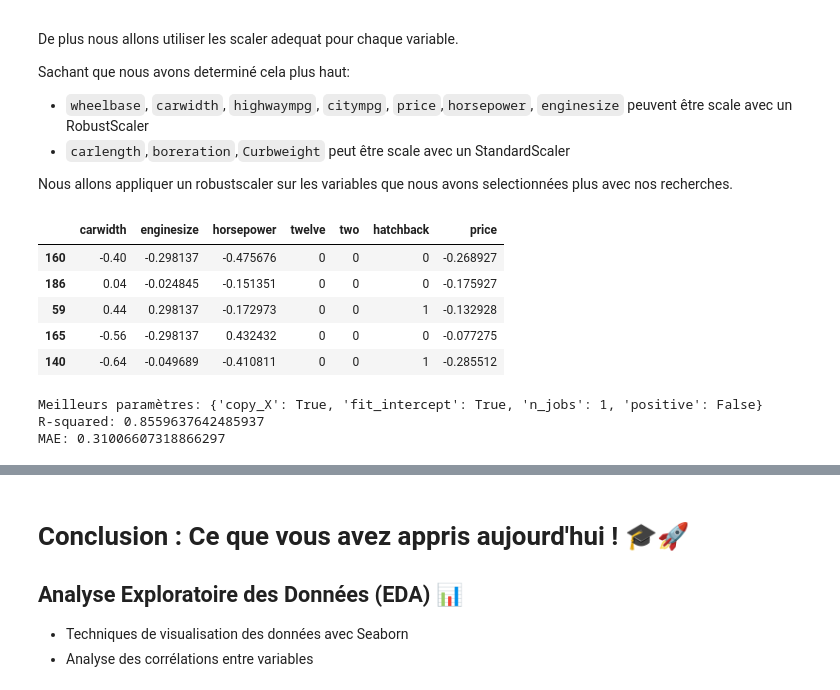
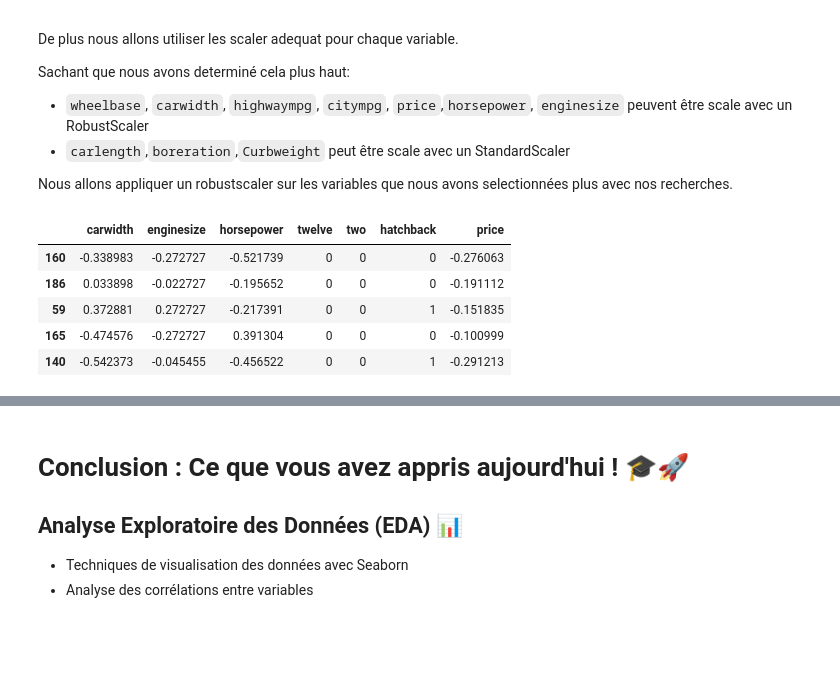
Before and after one commit to logan974/DataCupChallengeLoganFork, a Jupyter notebook: MasterClass_3/Cours3.ipynb, the cells around one changed output, grey strips where cells are left out. Cells and saved outputs as stored; diff of their text form; code cells hidden in the pictures; blank space fills up the shorter version.

```diff
--- a/MasterClass_3/Cours3.ipynb
+++ b/MasterClass_3/Cours3.ipynb
@@ -1791,73 +1859,25 @@ Nous allons appliquer un robustscaler sur les variables que nous avons selection
 # %%
 from sklearn.preprocessing import RobustScaler
 
-df_train, df_test = train_test_split(carprice_df_filtered_copy[['carwidth', 'enginesize', 'horsepower', 'twelve', 'two', 'hatchback','price']], train_size = 0.8, test_size = 0.2, random_state = 100)
+df_train, df_test = train_test_split(carprice_df_filtered_copy[['carwidth', 'enginesize', 'horsepower', 'twelve', 'two', 'hatchback','price']], train_size = 0.7, test_size = 0.3, random_state = 100)
 # Création du RobustScaler
 scaler = RobustScaler()
 
 # Colonnes à scaler
 cols_to_scale = ['carwidth', 'enginesize', 'horsepower', 'price']
 
 
 # Application du scaling sur les données d'entraînement
 df_train[cols_to_scale] = scaler.fit_transform(df_train[cols_to_scale])
 
 # Application du scaling sur les données de test (en utilisant les paramètres du fit d'entraînement)
 df_test[cols_to_scale] = scaler.transform(df_test[cols_to_scale])
 
 df_test.head()
 # %% [output]
 |  | carwidth | enginesize | horsepower | twelve | two | hatchback | price |
-| 160 | -0.40 | -0.298137 | -0.475676 | 0 | 0 | 0 | -0.268927 |
-| 186 | 0.04 | -0.024845 | -0.151351 | 0 | 0 | 0 | -0.175927 |
-| 59 | 0.44 | 0.298137 | -0.172973 | 0 | 0 | 1 | -0.132928 |
-| 165 | -0.56 | -0.298137 | 0.432432 | 0 | 0 | 0 | -0.077275 |
-| 140 | -0.64 | -0.049689 | -0.410811 | 0 | 0 | 1 | -0.285512 |
+| 160 | -0.338983 | -0.272727 | -0.521739 | 0 | 0 | 0 | -0.276063 |
+| 186 | 0.033898 | -0.022727 | -0.195652 | 0 | 0 | 0 | -0.191112 |
+| 59 | 0.372881 | 0.272727 | -0.217391 | 0 | 0 | 1 | -0.151835 |
+| 165 | -0.474576 | -0.272727 | 0.391304 | 0 | 0 | 0 | -0.100999 |
+| 140 | -0.542373 | -0.045455 | -0.456522 | 0 | 0 | 1 | -0.291213 |
-# %%
-from sklearn.model_selection import GridSearchCV
-
-y_df_2 = df_train['price']
-X_df_2 = df_train.drop(columns=['price'])
-
-y_test_2 = df_test['price']
-X_test_2 = df_test.drop(columns=['price'])
-
-# Définition des paramètres à tester
-param_grid = {
-    'fit_intercept': [True, False],
-    'copy_X': [True, False],
-    'positive': [True, False],
-    'n_jobs': [1, -1]
-}
-
-# Instanciation du modèle de régression linéaire
-model = LinearRegression()
-
-# Création du GridSearchCV
-grid_search = GridSearchCV(
-    estimator=model,
-    param_grid=param_grid,
-    cv=5,
-    scoring='r2',
-    n_jobs=-1
-)
-
-# Entraînement du modèle avec GridSearch
-grid_search.fit(X_df_2, y_df_2)
-
-# Affichage des meilleurs paramètres
-print("Meilleurs paramètres:", grid_search.best_params_)
-
-# Utilisation du meilleur modèle pour les prédictions
-best_model = grid_search.best_estimator_
-y_pred_2 = best_model.predict(X_test_2)
-
-# Évaluation du modèle
-r2 = r2_score(y_test_2, y_pred_2)             # Coefficient de détermination
-mae = mean_absolute_error(y_test_2, y_pred_2)  # Erreur absolue moyenne
-print("R-squared:", r2)
-print("MAE:", mae)
-# %% [output]
-Meilleurs paramètres: {'copy_X': True, 'fit_intercept': True, 'n_jobs': 1, 'positive': False}
-R-squared: 0.8559637642485937
-MAE: 0.31006607318866297
```
Also changed, not shown: parts of 18 cells of this notebook.
